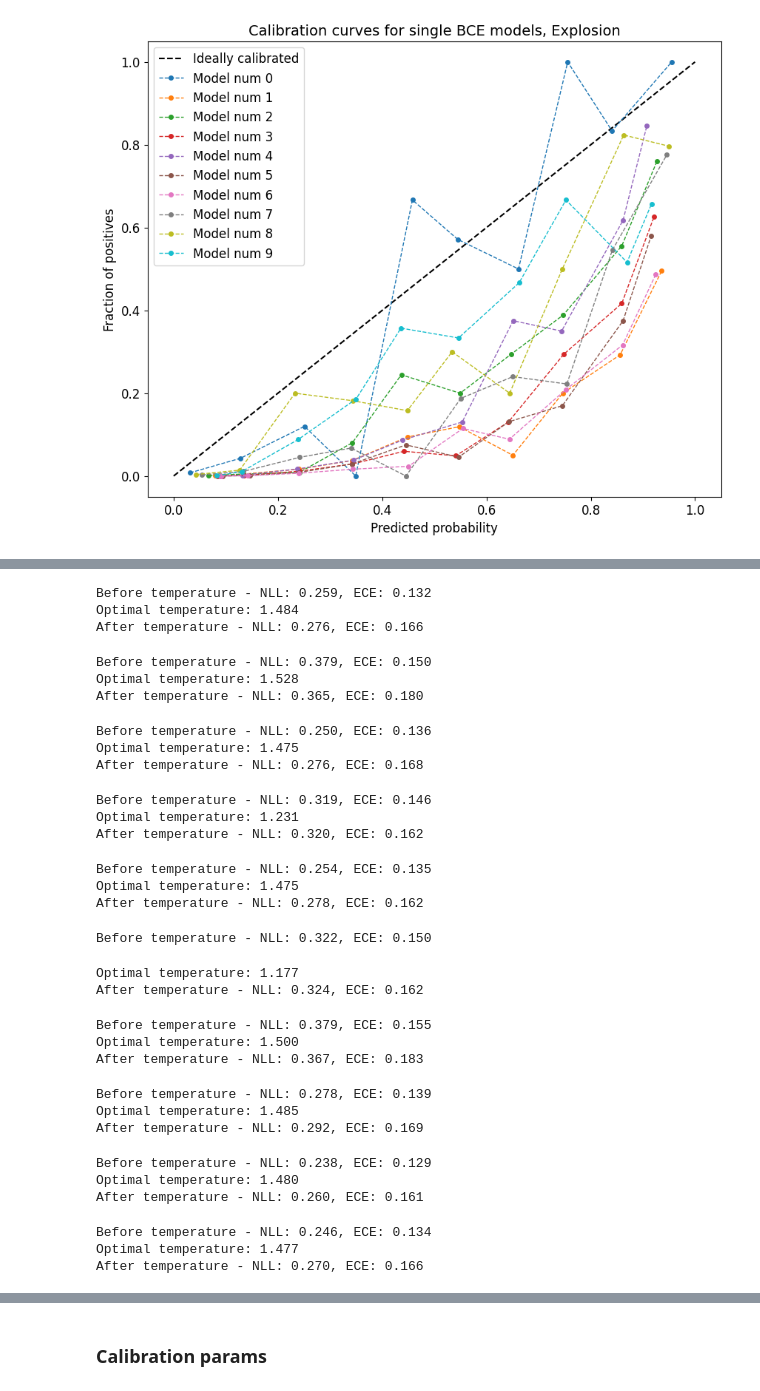
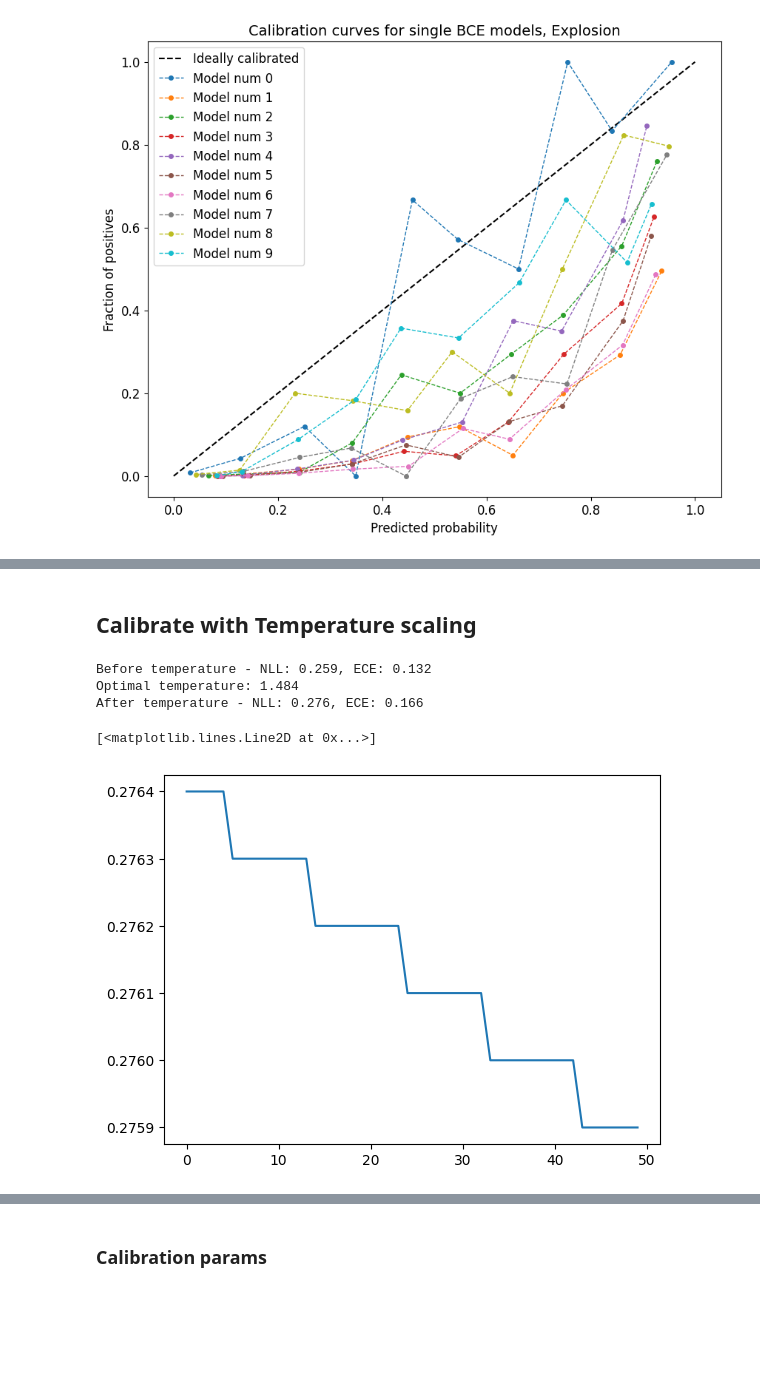
Before and after one commit to stalex2902/uncertainty-aware-cpd, a Jupyter notebook: notebooks/calibration.ipynb, the cells around one changed output, grey strips where cells are left out. Drawn from its saved outputs; the diff is of its cells as text; code cells hidden in the pictures; blank space fills up the shorter version.

```diff
--- a/notebooks/calibration.ipynb
+++ b/notebooks/calibration.ipynb
@@ -615,0 +644,2 @@ plot_calibration_curves(
+# %% [markdown]
+## Calibrate with Temperature scaling
@@ -616,37 +648,22 @@ plot_calibration_curves(
 # %%
 preprocessor = ens_bce.models_list[0].extractor
+core_model = ens_bce.models_list[0].model
 
-calibrate_all_models_in_ensemble(
-    ens_bce, test_dataloader, preprocessor=preprocessor, verbose=True, device="cuda"
+_, loss_history = calibrate_single_model(
+    core_model,
+    test_dataloader,
+    preprocessor,
+    lr=1e-2,
+    max_iter=50,
+    verbose=True,
+    device="cuda:1",
+    return_loss=True,
 )
+
+plt.plot(loss_history)
 # %% [output]
 Before temperature - NLL: 0.259, ECE: 0.132
 Optimal temperature: 1.484
 After temperature - NLL: 0.276, ECE: 0.166
-Before temperature - NLL: 0.379, ECE: 0.150
-Optimal temperature: 1.528
-After temperature - NLL: 0.365, ECE: 0.180
+[<matplotlib.lines.Line2D at 0x...>]
-Before temperature - NLL: 0.250, ECE: 0.136
-Optimal temperature: 1.475
-After temperature - NLL: 0.276, ECE: 0.168
-Before temperature - NLL: 0.319, ECE: 0.146
-Optimal temperature: 1.231
-After temperature - NLL: 0.320, ECE: 0.162
-Before temperature - NLL: 0.254, ECE: 0.135
-Optimal temperature: 1.475
-After temperature - NLL: 0.278, ECE: 0.162
-Before temperature - NLL: 0.322, ECE: 0.150
-Optimal temperature: 1.177
-After temperature - NLL: 0.324, ECE: 0.162
-Before temperature - NLL: 0.379, ECE: 0.155
-Optimal temperature: 1.500
-After temperature - NLL: 0.367, ECE: 0.183
-Before temperature - NLL: 0.278, ECE: 0.139
-Optimal temperature: 1.485
-After temperature - NLL: 0.292, ECE: 0.169
-Before temperature - NLL: 0.238, ECE: 0.129
-Optimal temperature: 1.480
-After temperature - NLL: 0.260, ECE: 0.161
-Before temperature - NLL: 0.246, ECE: 0.134
-Optimal temperature: 1.477
-After temperature - NLL: 0.270, ECE: 0.166
+[figure, added]
```
Also changed, not shown: parts of 50 cells of this notebook, 15 other files.
